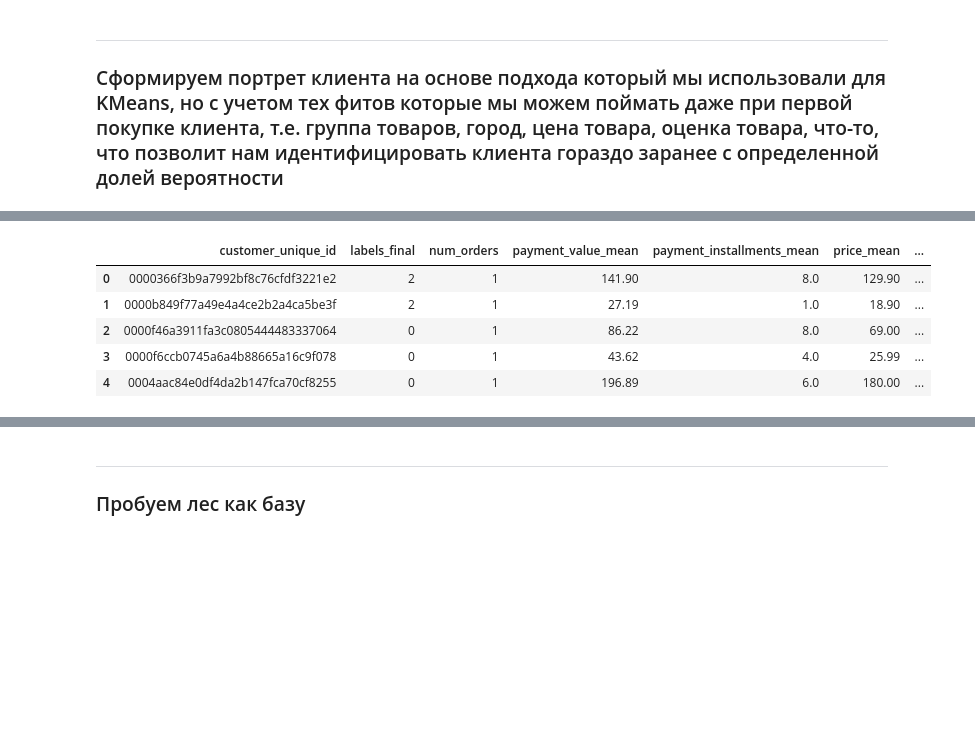
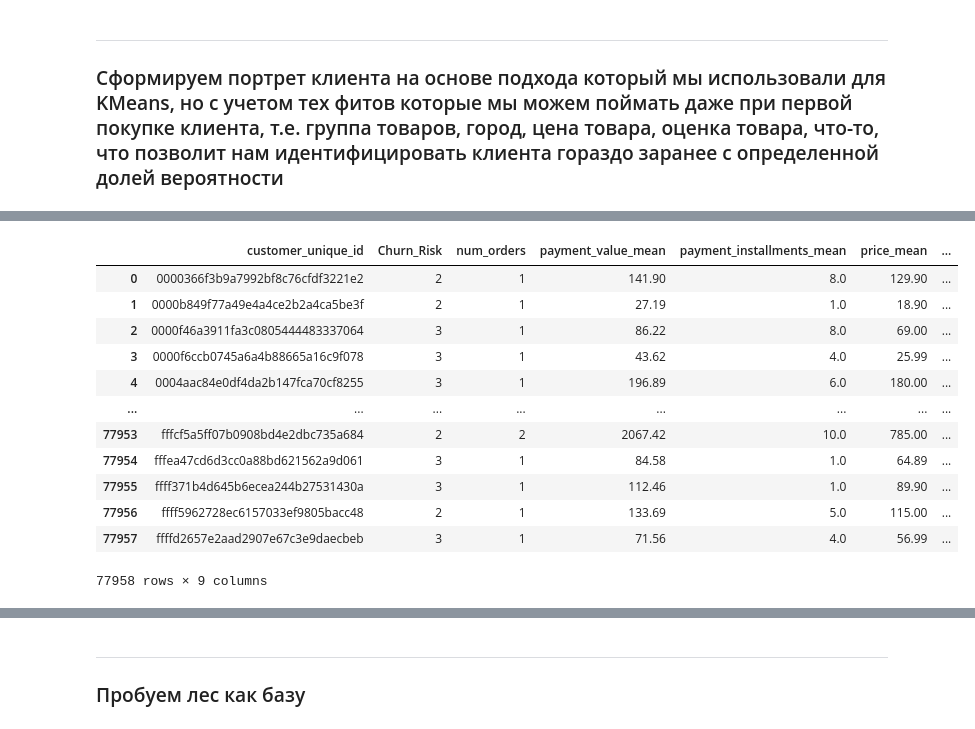
Before and after one commit to alexkondrashov7/-hackathon_2025_mipt, a Jupyter notebook: research/classificator.ipynb, the cells around one changed output, grey strips where cells are left out. Drawn from its saved outputs; the diff is of its cells as text; code cells hidden in the pictures; blank space fills up the shorter version.

```diff
--- a/research/classificator.ipynb
+++ b/research/classificator.ipynb
@@ -93,10 +116,10 @@ labels.head()
 ### Сформируем портрет клиента на основе подхода который мы использовали для KMeans, но с учетом тех фитов которые мы можем поймать даже при первой покупке клиента, т.е. группа товаров, город, цена товара, оценка товара, что-то, что позволит нам идентифицировать клиента гораздо заранее с определенной долей вероятности
 # %%
 # Сформируем информацию по количеству покупок
-orderer_by_client = data.groupby(["customer_unique_id",])[
+orderer_by_client_train = data_train.groupby(["customer_unique_id",])[
     ["order_id"]].count().reset_index().rename(columns={"order_id":"num_orders"})
 
-orderer_by_client
+orderer_by_client_train
 # %% [output]
 |  | customer_unique_id | num_orders |
 | 0 | 0000366f3b9a7992bf8c76cfdf3221e2 | 1 |
@@ -114,7 +157,7 @@ orderer_by_client
 # %%
-clients_city = data[["customer_unique_id", "customer_city"]]
-clients_city = clients_city.drop_duplicates()
-clients_city
+clients_city_train = data_train[["customer_unique_id", "customer_city"]]
+clients_city_train = clients_city_train.drop_duplicates()
+clients_city_train
 # %% [output]
 |  | customer_unique_id | customer_city |
 | 0 | 3c7e305796add66698959fc7ad176f6b | umuarama |
@@ -132,8 +193,8 @@ clients_city
 # %%
-payments_ratings = data.groupby("customer_unique_id")[
+payments_ratings_train = data_train.groupby("customer_unique_id")[
     ["payment_value", "payment_installments", "price", "review_score"]].agg(["mean"]).reset_index()
-payments_ratings.columns = ['_'.join(col).strip('_') for col in payments_ratings.columns.values]
-payments_ratings
+payments_ratings_train.columns = ['_'.join(col).strip('_') for col in payments_ratings_train.columns.values]
+payments_ratings_train
 # %% [output]
 |  | customer_unique_id | payment_value_mean | payment_installments_mean | price_mean | review_score_mean |
 | 0 | 0000366f3b9a7992bf8c76cfdf3221e2 | 141.90 | 8.0 | 129.90 | 5.0 |
@@ -153,15 +233,15 @@ payments_ratings
 def calculate_mode(series):
     return series.mode().iloc[0] if not series.mode().empty else None
 
-mode_category = (
-    data.groupby("customer_unique_id")["product_category_name_english"]
+mode_category_train = (
+    data_train.groupby("customer_unique_id")["product_category_name_english"]
     .agg(calculate_mode)
     .reset_index()
 )
 
-mode_category.columns = ["customer_unique_id", "most_frequent_product_category"]
+mode_category_train.columns = ["customer_unique_id", "most_frequent_product_category"]
 
-mode_category
+mode_category_train
 # %% [output]
 |  | customer_unique_id | most_frequent_product_category |
 | 0 | 0000366f3b9a7992bf8c76cfdf3221e2 | bed_bath_table |
@@ -179,17 +283,24 @@ mode_category
 # %%
-clients_data_1 = orderer_by_client.merge(
-    payments_ratings, on="customer_unique_id")
-clients_data_2 = clients_city.merge(mode_category, on="customer_unique_id")
-clients_data = clients_data_1.merge(
-    clients_data_2, on="customer_unique_id")
+clients_data_1_train = orderer_by_client_train.merge(
+    payments_ratings_train, on="customer_unique_id")
+clients_data_2_train = clients_city_train.merge(mode_category_train, on="customer_unique_id")
+clients_data = clients_data_1_train.merge(
+    clients_data_2_train, on="customer_unique_id")
 
 # ОбЪединяем с лейблами
-clients_data_labeled = labels.merge(clients_data, on="customer_unique_id")
-clients_data_labeled.head()
+clients_data_labeled_train = labels.merge(clients_data, on="customer_unique_id")
+clients_data_labeled_train
 # %% [output]
-|  | customer_unique_id | labels_final | num_orders | payment_value_mean | payment_installments_mean | price_mean | ... |
+|  | customer_unique_id | Churn_Risk | num_orders | payment_value_mean | payment_installments_mean | price_mean | ... |
 | 0 | 0000366f3b9a7992bf8c76cfdf3221e2 | 2 | 1 | 141.90 | 8.0 | 129.90 | ... |
 | 1 | 0000b849f77a49e4a4ce2b2a4ca5be3f | 2 | 1 | 27.19 | 1.0 | 18.90 | ... |
-| 2 | 0000f46a3911fa3c0805444483337064 | 0 | 1 | 86.22 | 8.0 | 69.00 | ... |
-| 3 | 0000f6ccb0745a6a4b88665a16c9f078 | 0 | 1 | 43.62 | 4.0 | 25.99 | ... |
-| 4 | 0004aac84e0df4da2b147fca70cf8255 | 0 | 1 | 196.89 | 6.0 | 180.00 | ... |
+| 2 | 0000f46a3911fa3c0805444483337064 | 3 | 1 | 86.22 | 8.0 | 69.00 | ... |
+| 3 | 0000f6ccb0745a6a4b88665a16c9f078 | 3 | 1 | 43.62 | 4.0 | 25.99 | ... |
+| 4 | 0004aac84e0df4da2b147fca70cf8255 | 3 | 1 | 196.89 | 6.0 | 180.00 | ... |
+| ... | ... | ... | ... | ... | ... | ... | ... |
+| 77953 | fffcf5a5ff07b0908bd4e2dbc735a684 | 2 | 2 | 2067.42 | 10.0 | 785.00 | ... |
+| 77954 | fffea47cd6d3cc0a88bd621562a9d061 | 3 | 1 | 84.58 | 1.0 | 64.89 | ... |
+| 77955 | ffff371b4d645b6ecea244b27531430a | 3 | 1 | 112.46 | 1.0 | 89.90 | ... |
+| 77956 | ffff5962728ec6157033ef9805bacc48 | 2 | 1 | 133.69 | 5.0 | 115.00 | ... |
+| 77957 | ffffd2657e2aad2907e67c3e9daecbeb | 3 | 1 | 71.56 | 4.0 | 56.99 | ... |
+77958 rows × 9 columns
```
Also changed, not shown: parts of 30 cells of this notebook.
